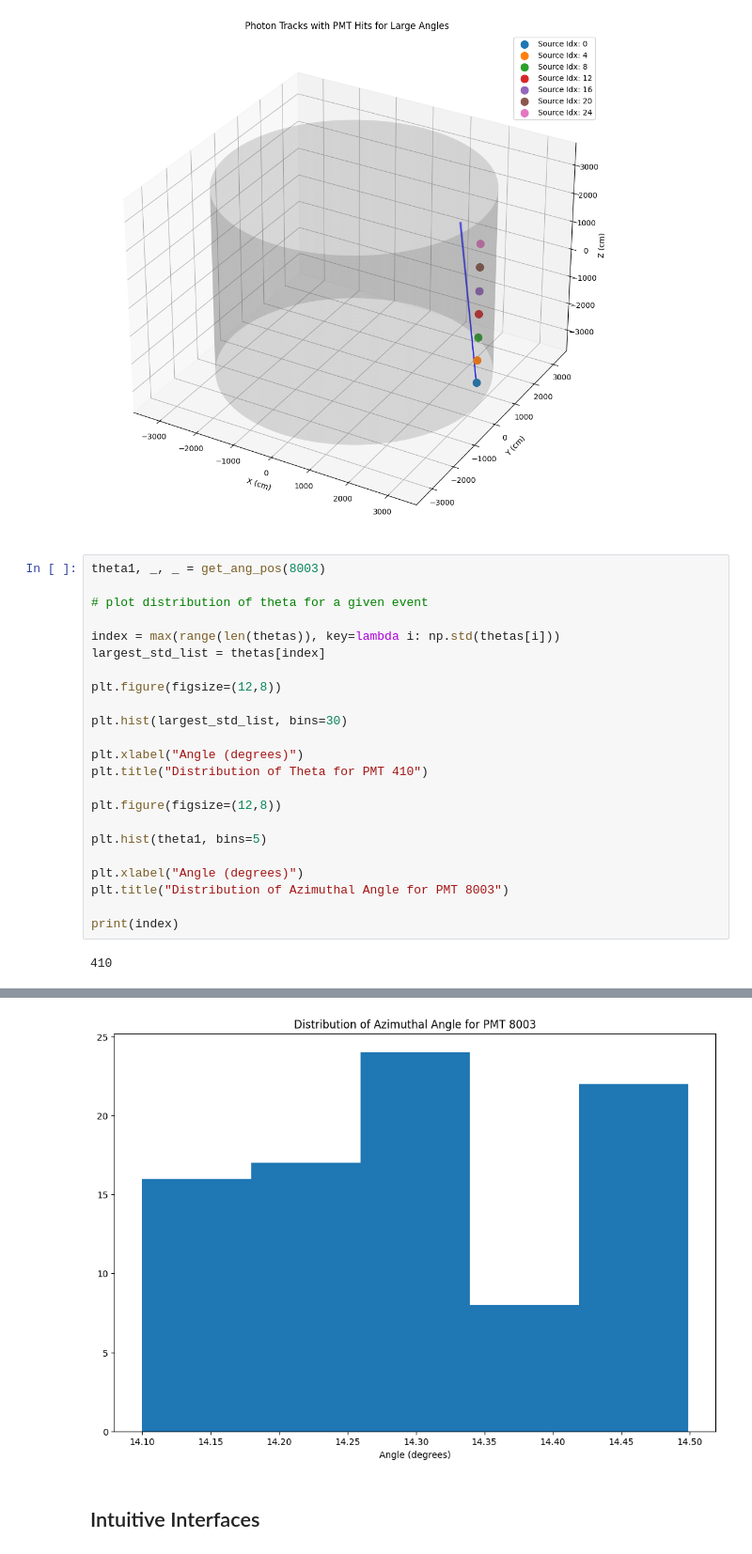
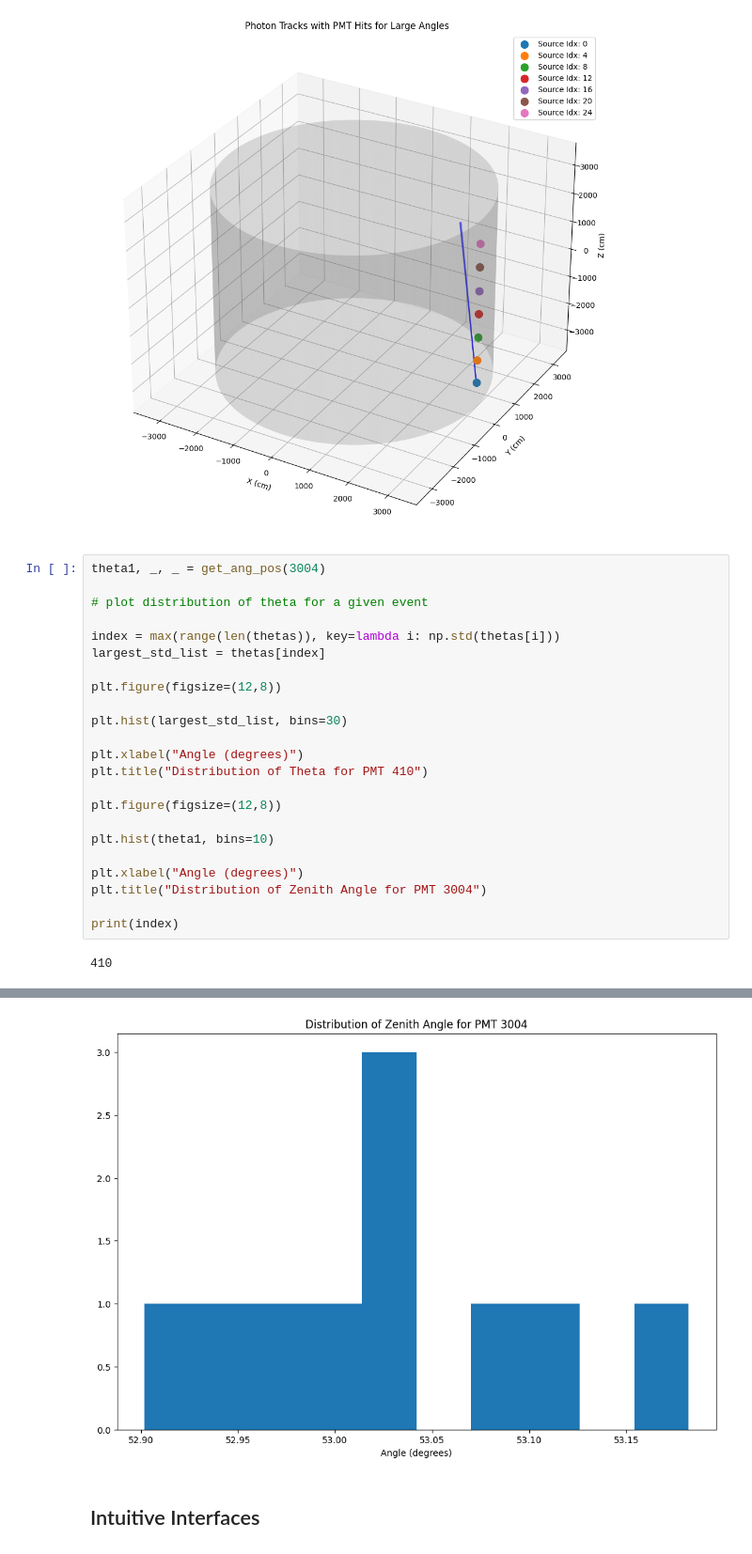
Before and after one commit to kpulido444/HKPMTcalibration, a Jupyter notebook: exploration.ipynb, the cells around one changed output, grey strips where cells are left out. Shown at 94% size. Cells and saved outputs as stored; diff of their text form.

```diff
--- a/exploration.ipynb
+++ b/exploration.ipynb
@@ -627,32 +629,32 @@ selected_ends = np.stack([
 3211.9296875 5.897796249389649 -2465.9546875 2879.3228515625 -346.35712890625 3275.3232421875
 [figure]
 # %%
-theta1, _, _ = get_ang_pos(8003)
+theta1, _, _ = get_ang_pos(3004)
 
 # plot distribution of theta for a given event
 
 index = max(range(len(thetas)), key=lambda i: np.std(thetas[i]))
 largest_std_list = thetas[index]
 
 plt.figure(figsize=(12,8))
 
 plt.hist(largest_std_list, bins=30)
 
 plt.xlabel("Angle (degrees)")
 plt.title("Distribution of Theta for PMT 410")
 
 plt.figure(figsize=(12,8))
 
-plt.hist(theta1, bins=5)
+plt.hist(theta1, bins=10)
 
 plt.xlabel("Angle (degrees)")
-plt.title("Distribution of Azimuthal Angle for PMT 8003")
+plt.title("Distribution of Zenith Angle for PMT 3004")
 
 print(index)
 # %% [output]
 410
 [figure]
-[figure, old version]
+[figure, new version]
 # %% [markdown]
 ## Intuitive Interfaces
 # %%
```
Also changed, not shown: parts of 5 cells of this notebook.
